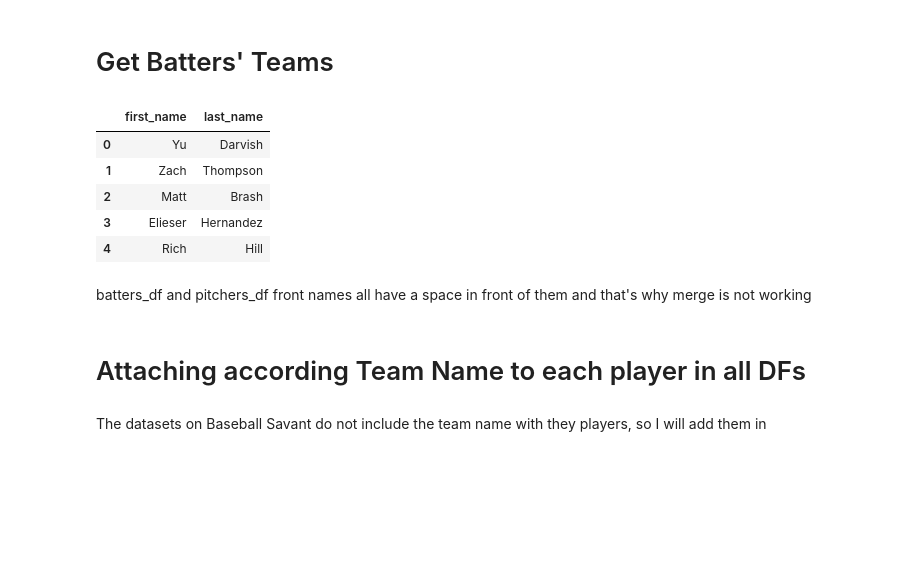
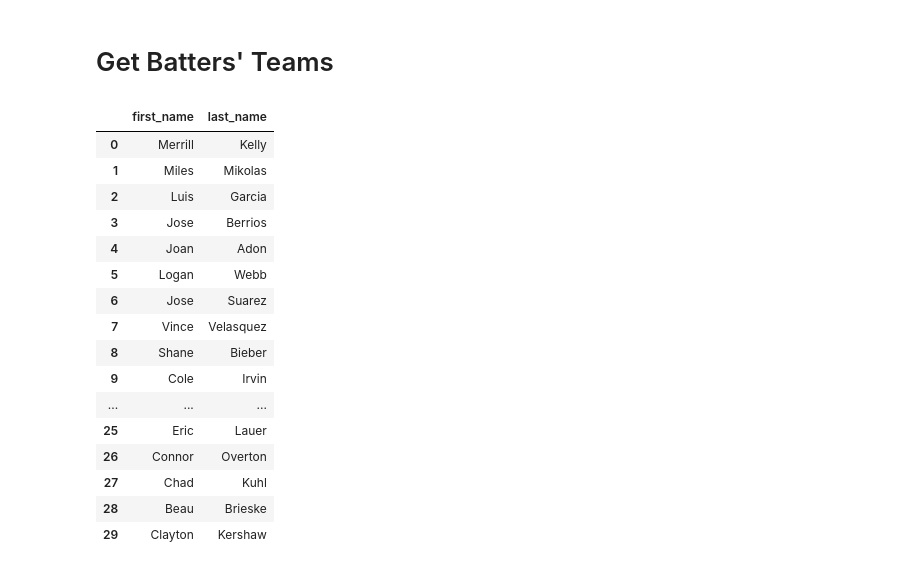
Before and after one commit to dkeyer/baseball_stuff, a Jupyter notebook: MLB_EDA.ipynb, the cells around one changed output. Cells and saved outputs as stored; diff of their text form; code cells hidden in the pictures; blank space fills up the shorter version.

```diff
--- a/MLB_EDA.ipynb
+++ b/MLB_EDA.ipynb
@@ -88,12 +114,3 @@ misc_batters = misc_batters.drop(columns='Player')
 # %%
 misc_batters = misc_batters[['last_name', 'first_name', 'Team']]
 #Reordering columns
-# %%
-df_probable_pitchers.head()
-# %% [output]
-|  | first_name | last_name |
-| 0 | Yu | Darvish |
-| 1 | Zach | Thompson |
-| 2 | Matt | Brash |
-| 3 | Elieser | Hernandez |
-| 4 | Rich | Hill |
@@ -104,6 +117,20 @@ batters_df['first_name'] = batters_df['first_name'].str.strip()
-# %% [markdown]
-batters_df and pitchers_df front names all have a space in front of them and that's why merge is not working
-# %% [markdown]
-# Attaching according Team Name to each player in all DFs
-# %% [markdown]
-The datasets on Baseball Savant do not include the team name with they players, so I will add them in
+# %%
+df_probable_pitchers
+# %% [output]
+|  | first_name | last_name |
+| 0 | Merrill | Kelly |
+| 1 | Miles | Mikolas |
+| 2 | Luis | Garcia |
+| 3 | Jose | Berrios |
+| 4 | Joan | Adon |
+| 5 | Logan | Webb |
+| 6 | Jose | Suarez |
+| 7 | Vince | Velasquez |
+| 8 | Shane | Bieber |
+| 9 | Cole | Irvin |
+| ... | ... | ... |
+| 25 | Eric | Lauer |
+| 26 | Connor | Overton |
+| 27 | Chad | Kuhl |
+| 28 | Beau | Brieske |
+| 29 | Clayton | Kershaw |
```
Also changed, not shown: parts of 28 cells of this notebook.
